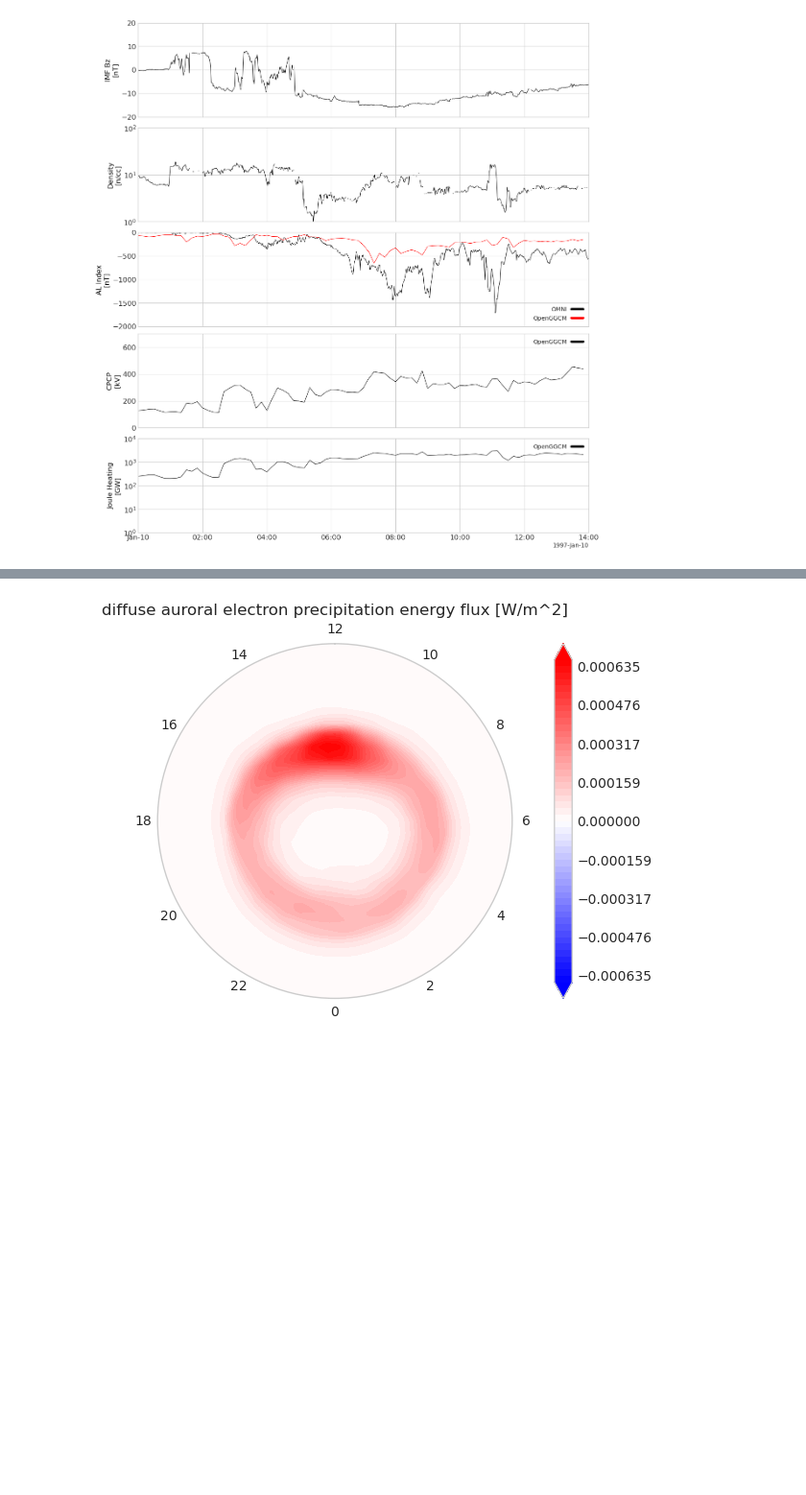
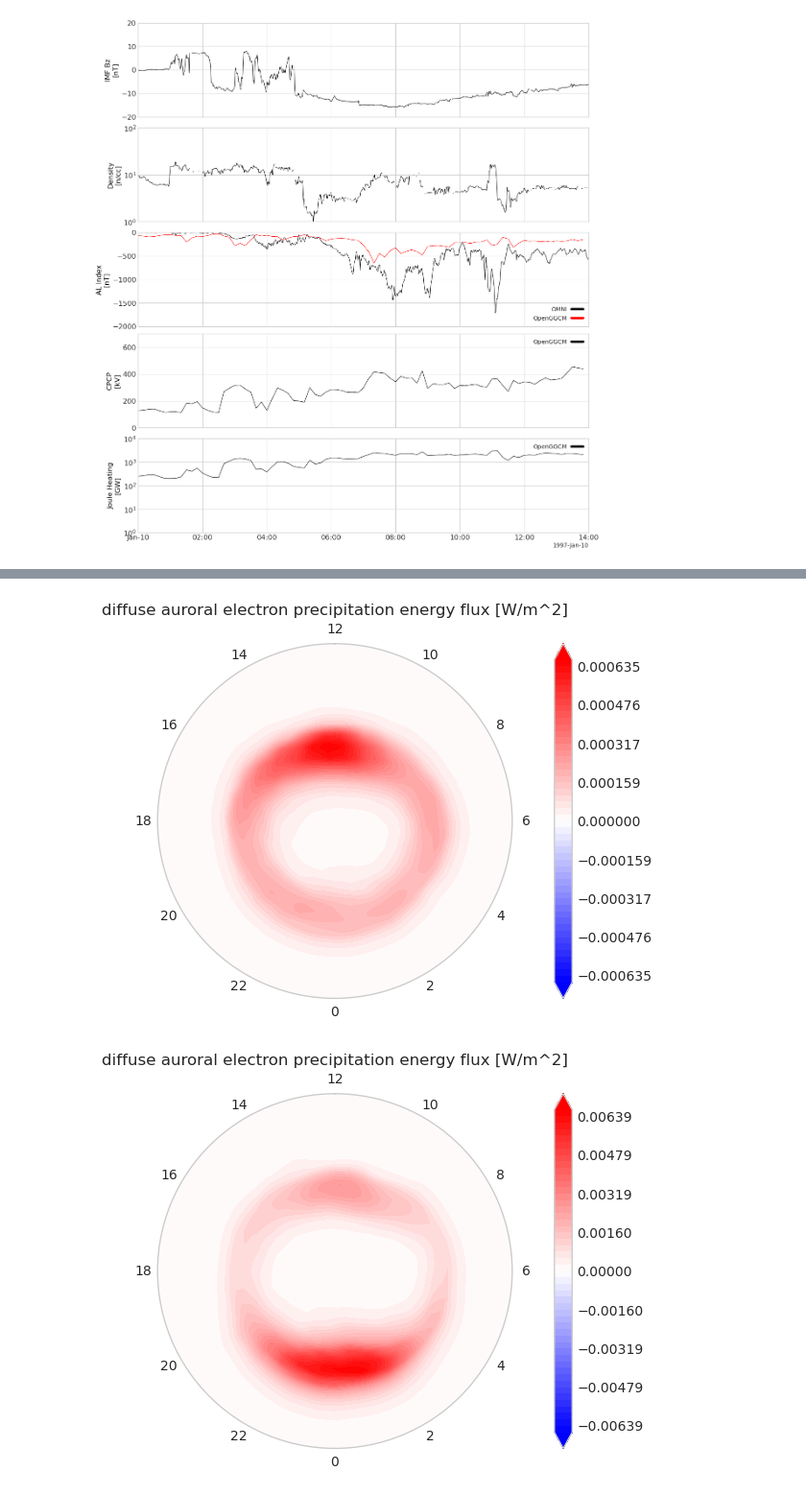
Before and after one commit to choongminum/storm199701, a Jupyter notebook: runs/251118_1330_c030_AZ/plots/geo_data_251118_1330_c030_AZ.ipynb, the cells around one changed output, grey strips where cells are left out. Shown at 96% size. Saved outputs shown, nothing was run; the diff lists cells and outputs as text; code cells hidden in the pictures; blank space fills up the shorter version.

```diff
--- a/runs/251118_1330_c030_AZ/plots/geo_data_251118_1330_c030_AZ.ipynb
+++ b/runs/251118_1330_c030_AZ/plots/geo_data_251118_1330_c030_AZ.ipynb
@@ -272,6 +278,7 @@ for i in range(1, time_max, 160):
 # %%
 # Diffuse and discrete electron precipitation energy flux
-for i in range(1, time_max, 160):
+for i in range(1, time_max, 40):
     iof.isel(time=i).prec_e_fe_1.ggcm.plot()
 # %% [output]
 [figure]
+[figure, added]
```
Also changed, not shown: parts of 7 cells of this notebook, 5 other files.
